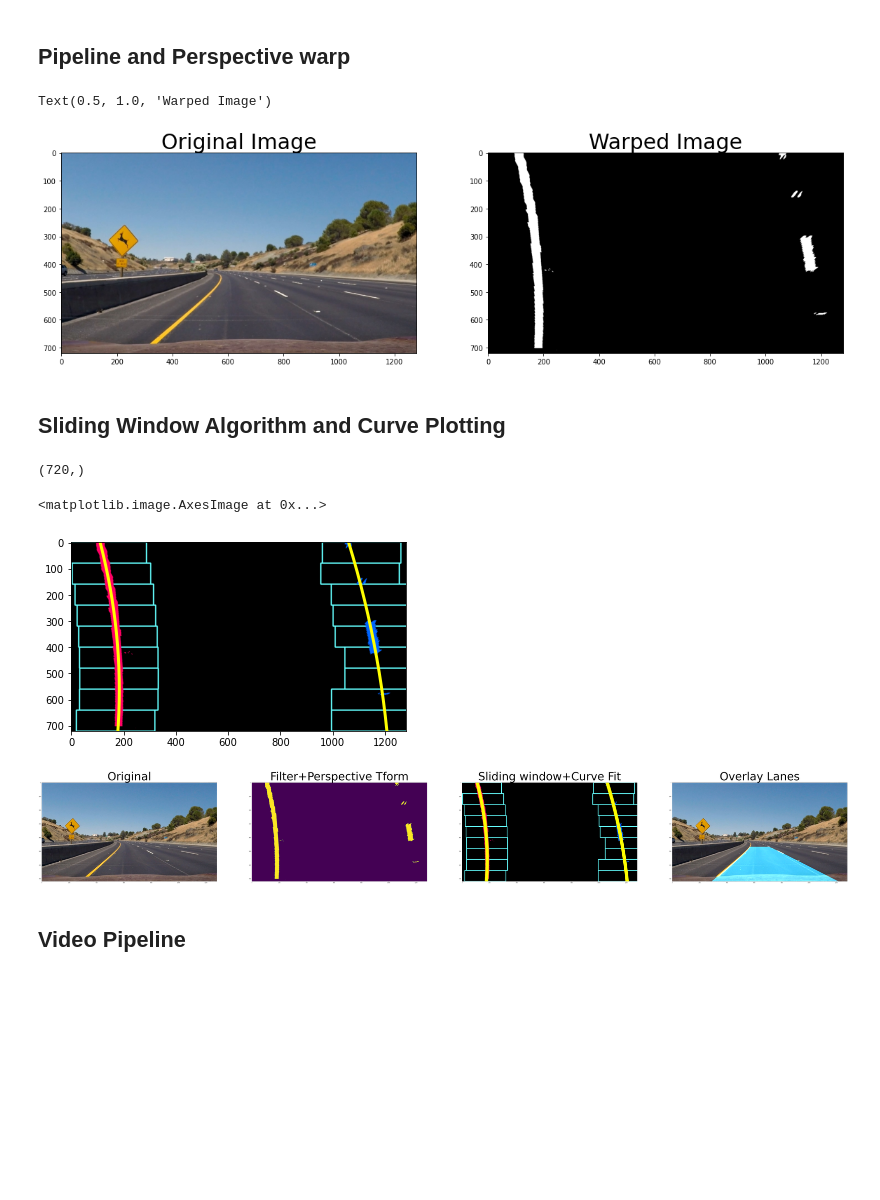
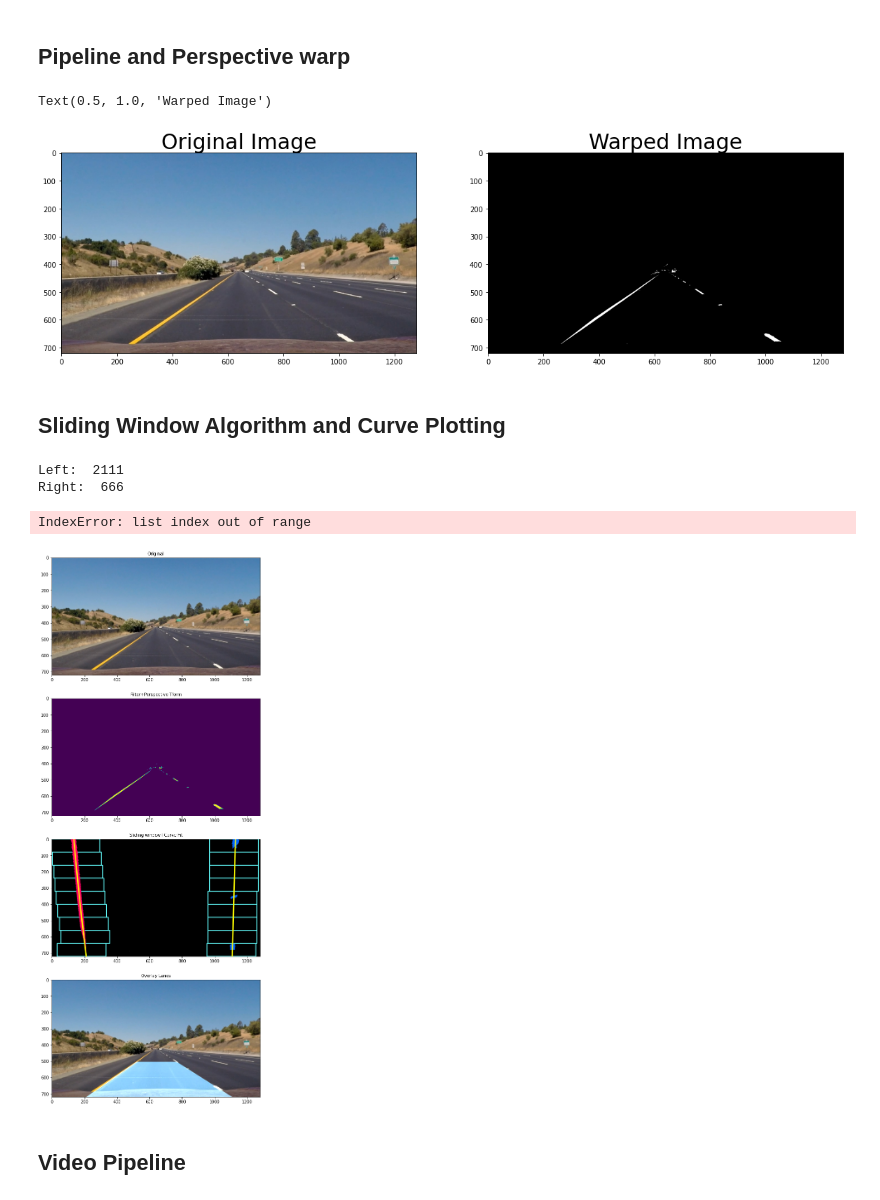
Before and after one commit to OmarAbdelSamea/advanced-lane-playground, a Jupyter notebook: P4 (copy).ipynb, the cells around one changed output. Drawn from its saved outputs; the diff is of its cells as text; code cells hidden in the pictures; blank space fills up the shorter version.

```diff
--- a/P4 (copy).ipynb
+++ b/P4 (copy).ipynb
@@ -116,7 +119,7 @@ def pipeline(img, s_thresh=(100, 255), sx_thresh=(120, 255)):
 
 def perspective_warp(img,
                      dst_size=(1280,720),
-                     src=np.float32([(0.43,0.65),(0.58,0.65),(0.1,1),(1,1)]),
+                     src=np.float32([(0.38,0.7),(0.63,0.7),(0.1,1),(1,1)]),
                      dst=np.float32([(0,0), (1, 0), (0,1), (1,1)])):
     img_size = np.float32([(img.shape[1],img.shape[0])])
     src = src* img_size
@@ -133,7 +136,7 @@ def perspective_warp(img,
 def inv_perspective_warp(img,
                      dst_size=(1280,720),
                      src=np.float32([(0,0), (1, 0), (0,1), (1,1)]),
-                     dst=np.float32([(0.43,0.65),(0.58,0.65),(0.1,1),(1,1)])):
+                     dst=np.float32([(0.38,0.7),(0.63,0.7),(0.1,1),(1,1)])):
     img_size = np.float32([(img.shape[1],img.shape[0])])
     src = src* img_size
     # For destination points, I'm arbitrarily choosing some points to be
@@ -237,20 +239,20 @@ def combine_thresh(img, s_thresh=(100, 255), l_thresh=(120, 255)):
 
     return thresholded
 # %%
-img = cv2.imread('test_images/test2.jpg')
+img = cv2.imread('test_images/straight_lines1.jpg')
 img = cv2.cvtColor(img, cv2.COLOR_BGR2RGB)
 dst = combine_thresh(img)
-dst = perspective_warp(dst, dst_size=(1280,720))
+# dst = perspective_warp(dst, dst_size=(1280,720))
 
 # Visualize undistortion
 f, (ax1, ax2) = plt.subplots(1, 2, figsize=(20,10))
-ax1.imshow(img)
+ax1.imshow(img, cmap="gray")
 ax1.set_title('Original Image', fontsize=30)
 ax2.imshow(dst, cmap='gray')
 ax2.set_title('Warped Image', fontsize=30)
 # %% [output]
 Text(0.5, 1.0, 'Warped Image')
-[figure, old version]
+[figure, new version]
 # %% [markdown]
 ## Sliding Window Algorithm and Curve Plotting
 # %%
@@ -402,32 +412,34 @@ out_img, curves, lanes, ploty = sliding_window(dst)
 plt.imshow(dst)
 plt.plot(curves[0], ploty, color='yellow', linewidth=3)
 plt.plot(curves[1], ploty, color='yellow', linewidth=3)
-print(curves[0].shape)
 # print(np.asarray(curves).shape)
 curverad=get_curve(img, curves[0],curves[1])
 # print(curverad)
 img_ = draw_lanes(img, curves[0], curves[1])
 plt.imshow(out_img, cmap='hsv')
 # %% [output]
-(720,)
+Left:  2111
+Right:  666
-<matplotlib.image.AxesImage at 0x...>
+IndexError: list index out of range
-[figure, removed]
 # %%
-f, (ax1, ax2, ax3, ax4) = plt.subplots(1, 4, figsize=(100, 20))
+def concat_tile(im_list_2d):
+    return cv2.vconcat([cv2.hconcat(im_list_h) for im_list_h in im_list_2d])
+
+f, (ax1, ax2, ax3, ax4) = plt.subplots(4, 1, figsize=(100, 20))
 #f.tight_layout()
 ax1.imshow(img)
-ax1.set_title('Original', fontsize=100)
+ax1.set_title('Original', fontsize=10)
 ax2.imshow(dst)
-ax2.set_title('Filter+Perspective Tform', fontsize=100)
+ax2.set_title('Filter+Perspective Tform', fontsize=10)
 ax3.imshow(out_img)
-ax3.plot(curves[0], ploty, color='yellow', linewidth=30)
-ax3.plot(curves[1], ploty, color='yellow', linewidth=30)
-ax3.set_title('Sliding window+Curve Fit', fontsize=100)
+ax3.plot(curves[0], ploty, color='yellow', linewidth=3)
+ax3.plot(curves[1], ploty, color='yellow', linewidth=3)
+ax3.set_title('Sliding window+Curve Fit', fontsize=10)
 ax4.imshow(img_)
-ax4.set_title('Overlay Lanes', fontsize=100)
+ax4.set_title('Overlay Lanes', fontsize=10)
 plt.subplots_adjust(left=0., right=1, top=0.9, bottom=0.)
 # %% [output]
-[figure, old version]
+[figure, new version]
 # %% [markdown]
 ## Video Pipeline
 # %%
```
Also changed, not shown: parts of 5 cells of this notebook.
